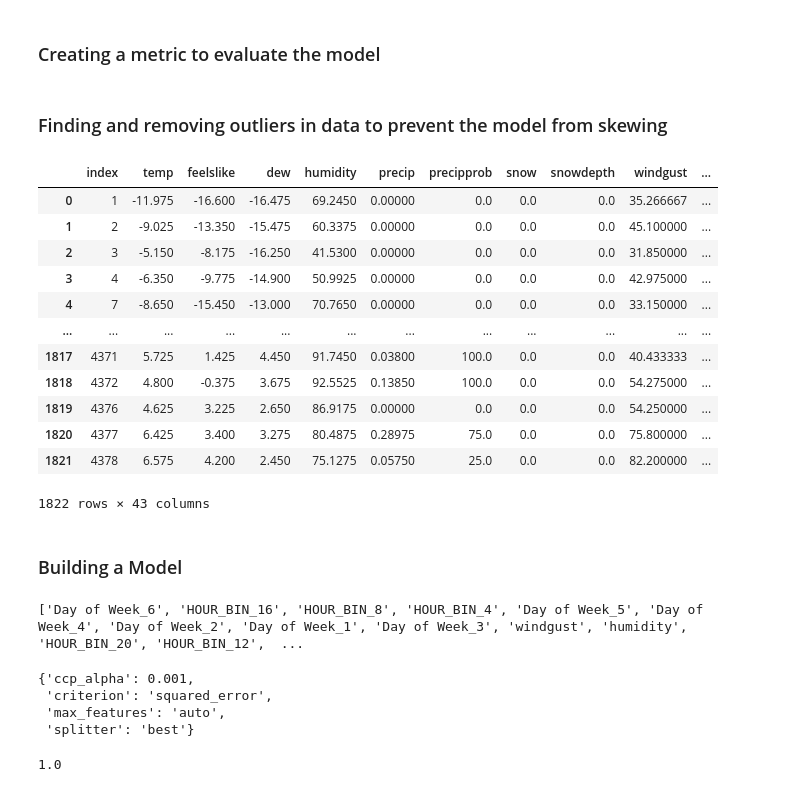
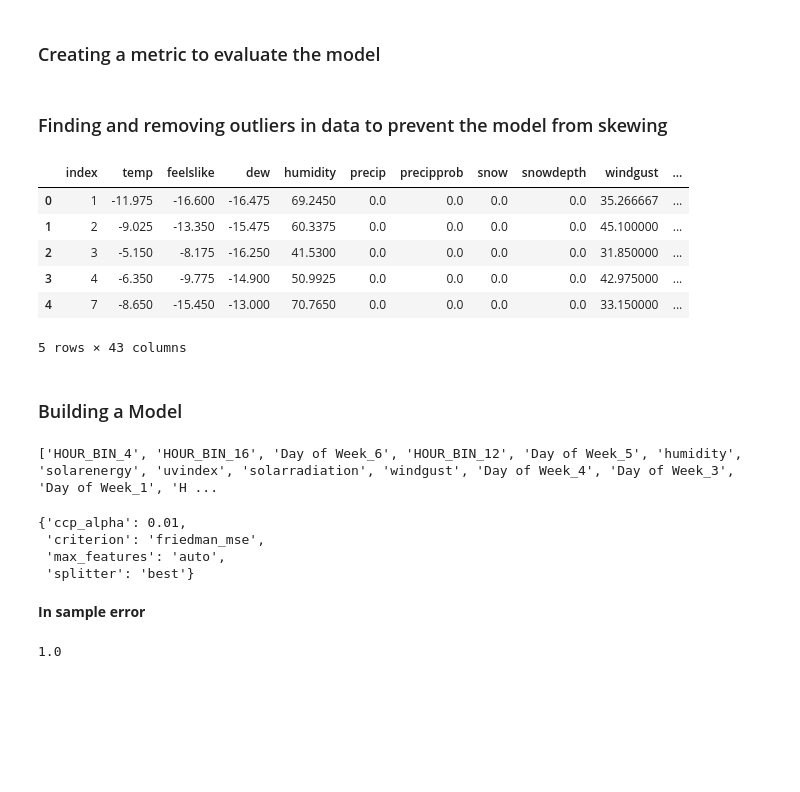
Before and after one commit to sharvari4/MLC-Project, a Jupyter notebook: MTA Exit ML Model.ipynb, the cells around one changed output. Drawn from its saved outputs; the diff is of its cells as text; code cells hidden in the pictures; blank space fills up the shorter version.

```diff
--- a/MTA Exit ML Model.ipynb
+++ b/MTA Exit ML Model.ipynb
@@ -141,5 +144,3 @@ def evaluatemodel(y_pred,y_test,percentage=5):
     maximum = y_test*(1+percentage/100)
     temp = (y_pred<=maximum) & (y_pred>=minimum)
     return temp.sum()/len(y_test)
-# %% [markdown]
-### Finding and removing outliers in data to prevent the model from skewing
@@ -156,27 +147,35 @@ X_Processed,Y_Processed = removedensityoutliers(X_encoded,Y)
-# %%
-X_Processed
-# %% [output]
-|  | index | temp | feelslike | dew | humidity | precip | precipprob | snow | snowdepth | windgust | ... |
-| 0 | 1 | -11.975 | -16.600 | -16.475 | 69.2450 | 0.00000 | 0.0 | 0.0 | 0.0 | 35.266667 | ... |
-| 1 | 2 | -9.025 | -13.350 | -15.475 | 60.3375 | 0.00000 | 0.0 | 0.0 | 0.0 | 45.100000 | ... |
-| 2 | 3 | -5.150 | -8.175 | -16.250 | 41.5300 | 0.00000 | 0.0 | 0.0 | 0.0 | 31.850000 | ... |
-| 3 | 4 | -6.350 | -9.775 | -14.900 | 50.9925 | 0.00000 | 0.0 | 0.0 | 0.0 | 42.975000 | ... |
-| 4 | 7 | -8.650 | -15.450 | -13.000 | 70.7650 | 0.00000 | 0.0 | 0.0 | 0.0 | 33.150000 | ... |
-| ... | ... | ... | ... | ... | ... | ... | ... | ... | ... | ... | ... |
-| 1817 | 4371 | 5.725 | 1.425 | 4.450 | 91.7450 | 0.03800 | 100.0 | 0.0 | 0.0 | 40.433333 | ... |
-| 1818 | 4372 | 4.800 | -0.375 | 3.675 | 92.5525 | 0.13850 | 100.0 | 0.0 | 0.0 | 54.275000 | ... |
-| 1819 | 4376 | 4.625 | 3.225 | 2.650 | 86.9175 | 0.00000 | 0.0 | 0.0 | 0.0 | 54.250000 | ... |
-| 1820 | 4377 | 6.425 | 3.400 | 3.275 | 80.4875 | 0.28975 | 75.0 | 0.0 | 0.0 | 75.800000 | ... |
-| 1821 | 4378 | 6.575 | 4.200 | 2.450 | 75.1275 | 0.05750 | 25.0 | 0.0 | 0.0 | 82.200000 | ... |
-1822 rows × 43 columns
+# %% [markdown]
+### Finding and removing outliers in data to prevent the model from skewing
+# %%
+def removedensityoutliers(X_encoded,Y):
+    n = len(X_encoded)//50
+    temp = X_encoded.copy()
+    anom = LocalOutlierFactor(n_neighbors=n, novelty=False)
+    X_Out = anom.fit_predict(temp)
+    temp['Outlier'] = X_Out
+    indexes = temp[temp['Outlier'] == 1].index
+    return X_encoded.iloc[indexes].reset_index(drop=True),Y.iloc[indexes].reset_index(drop=True)
+#X_Processed,Y_Processed = removedensityoutliers(X_encoded,Y)
+X_Processed,Y_Processed = X_encoded,Y   #To bypass
+# %%
+X_Processed.head()
+# %% [output]
+|  | index | temp | feelslike | dew | humidity | precip | precipprob | snow | snowdepth | windgust | ... |
+| 0 | 1 | -11.975 | -16.600 | -16.475 | 69.2450 | 0.0 | 0.0 | 0.0 | 0.0 | 35.266667 | ... |
+| 1 | 2 | -9.025 | -13.350 | -15.475 | 60.3375 | 0.0 | 0.0 | 0.0 | 0.0 | 45.100000 | ... |
+| 2 | 3 | -5.150 | -8.175 | -16.250 | 41.5300 | 0.0 | 0.0 | 0.0 | 0.0 | 31.850000 | ... |
+| 3 | 4 | -6.350 | -9.775 | -14.900 | 50.9925 | 0.0 | 0.0 | 0.0 | 0.0 | 42.975000 | ... |
+| 4 | 7 | -8.650 | -15.450 | -13.000 | 70.7650 | 0.0 | 0.0 | 0.0 | 0.0 | 33.150000 | ... |
+5 rows × 43 columns
 # %% [markdown]
 ### Building a Model
 # %%
 Number_of_predictors = 25
 
-Y_array = np.log(np.array(Y_Processed['MTAExit_Y']))
+Y_array = np.array(Y_Processed['MTAExit_Y'])
 
-X_train, X_test, y_train, y_test = train_test_split(X_Processed,Y_array, test_size=0.2, random_state=42)
+
+X_train, X_test, y_train, y_test = train_test_split(X_Processed,Y_array, test_size=0.33, random_state=42)
 
 
 #finding the best correlators from training data
@@ -206,22 +205,46 @@ svr = SVR()
 param_grid_sgd = {'penalty':['l1','l2'],'alpha':[1e-6,1e-5,1e-4,1e-3,1e-2],'max_iter':[100000]}
 sgd=SGDRegressor()
 
+
 param_grid_dtr = {'splitter':['best'],'criterion':['squared_error','friedman_mse','absolute_error','poisson'],'max_features':['auto','sqrt','log2'],'ccp_alpha':[1e-2,1e-3]}
 dtr=DecisionTreeRegressor()
 
+
+#param_grid_rfr = {'n_estimators':[1000],'criterion':['squared_error','absolute_error','poisson'],'max_features':['sqrt','log2',None],'ccp_alpha':[1e-2,1e-3]}
+param_grid_rfr = {'ccp_alpha':[0.001],'criterion': ['absolute_error'],'max_features': ['sqrt'],'n_estimators': [2000]}  #Obtained after training
+rfr = RandomForestRegressor()
+
+
+param_grid_gbr = {'loss':['squared_error','absolute_error'],'criterion': ['friedman_mse','squared_error'],'learning_rate':[0.01,0.1],'n_estimators':[1000,2000],'ccp_alpha':[1e-1,1e-2]}
+gbr = GradientBoostingRegressor()
+
+
+
 #Using gridsearch for hyperparamter optimization
+
+
+#Linear methods
 
 #gr=GridSearchCV(lr,param_grid=param_grid_lr,cv=5)
 #gr=GridSearchCV(svr,param_grid=param_grid_svr,cv=5)
 #gr=GridSearchCV(sgd,param_grid=param_grid_sgd,cv=5)
+#gr.fit(X_train,np.log(np.array(y_train)).ravel())
+
+
+#Tree and ensemble based
+
 gr=GridSearchCV(dtr,param_grid=param_grid_dtr,cv=5)
+#gr=GridSearchCV(rfr,param_grid=param_grid_rfr,cv=5,verbose=2)
+#gr =GridSearchCV(gbr,param_grid=param_grid_gbr,cv=5,verbose=1)
 gr.fit(X_train,np.array(y_train).ravel())
 
 #Output the best parameter
 gr.best_params_
 # %% [output]
-['Day of Week_6', 'HOUR_BIN_16', 'HOUR_BIN_8', 'HOUR_BIN_4', 'Day of Week_5', 'Day of Week_4', 'Day of Week_2', 'Day of Week_1', 'Day of Week_3', 'windgust', 'humidity', 'HOUR_BIN_20', 'HOUR_BIN_12',  ...
+['HOUR_BIN_4', 'HOUR_BIN_16', 'Day of Week_6', 'HOUR_BIN_12', 'Day of Week_5', 'humidity', 'solarenergy', 'uvindex', 'solarradiation', 'windgust', 'Day of Week_4', 'Day of Week_3', 'Day of Week_1', 'H ...
-{'ccp_alpha': 0.001,
- 'criterion': 'squared_error',
+{'ccp_alpha': 0.01,
+ 'criterion': 'friedman_mse',
  'max_features': 'auto',
  'splitter': 'best'}
+# %% [markdown]
+<b> In sample error
```
Also changed, not shown: parts of 10 cells of this notebook.
